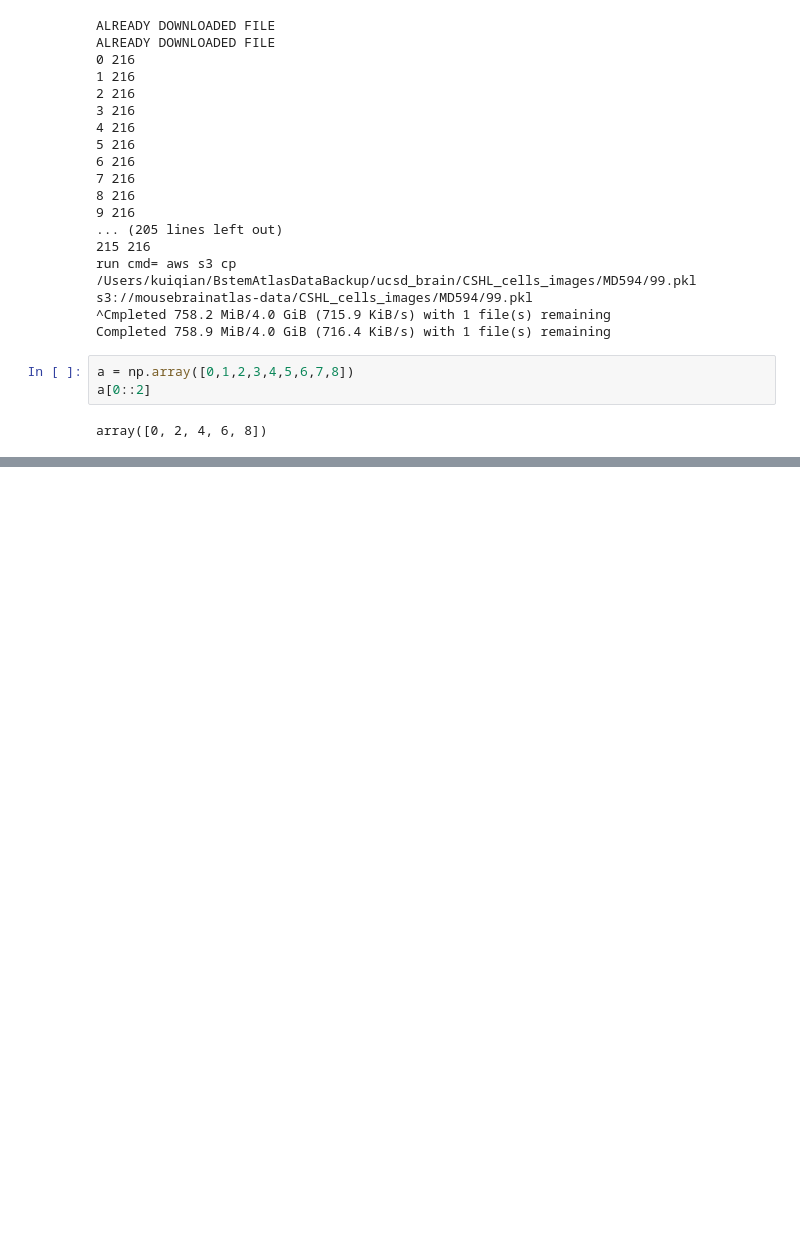
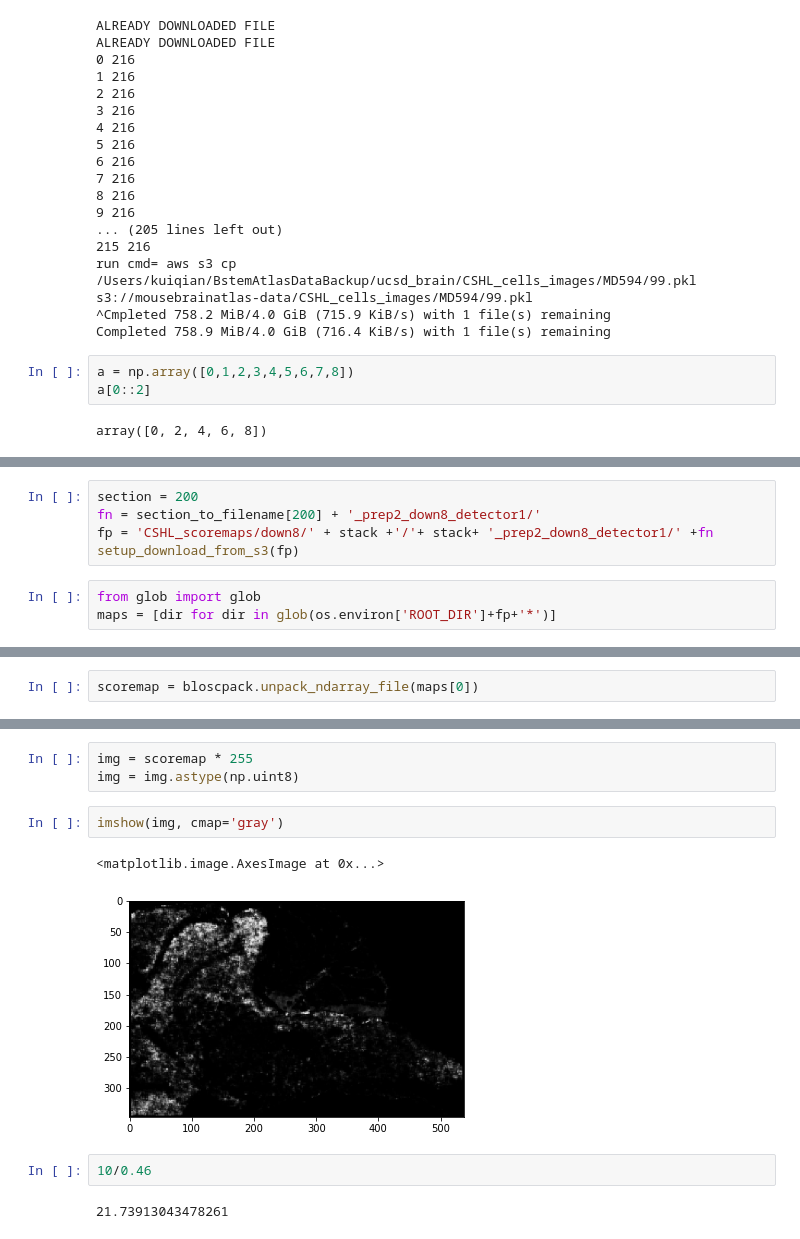
Before and after one commit to yoavfreund/shapeology_code, a Jupyter notebook: notebooks/SQLite_test.ipynb, the cells around one changed output, grey strips where cells are left out. Saved outputs shown, nothing was run; the diff lists cells and outputs as text; blank space fills up the shorter version.

Commit message:
scoremap test

```diff
--- a/notebooks/SQLite_test.ipynb
+++ b/notebooks/SQLite_test.ipynb
@@ -216,0 +276,8 @@ array([0, 2, 4, 6, 8])
+# %%
+section = 200
+fn = section_to_filename[200] + '_prep2_down8_detector1/'
+fp = 'CSHL_scoremaps/down8/' + stack +'/'+ stack+ '_prep2_down8_detector1/' +fn
+setup_download_from_s3(fp)
+# %%
+from glob import glob
+maps = [dir for dir in glob(os.environ['ROOT_DIR']+fp+'*')]
@@ -216,0 +320,2 @@ array([0, 2, 4, 6, 8])
+# %%
+scoremap = bloscpack.unpack_ndarray_file(maps[0])
@@ -216,0 +328,12 @@ array([0, 2, 4, 6, 8])
+# %%
+img = scoremap * 255
+img = img.astype(np.uint8)
+# %%
+imshow(img, cmap='gray')
+# %% [output]
+<matplotlib.image.AxesImage at 0x...>
+[figure, added]
+# %%
+10/0.46
+# %% [output]
+21.73913043478261
```
Also changed, not shown: parts of 11 cells of this notebook, 5 other files.
